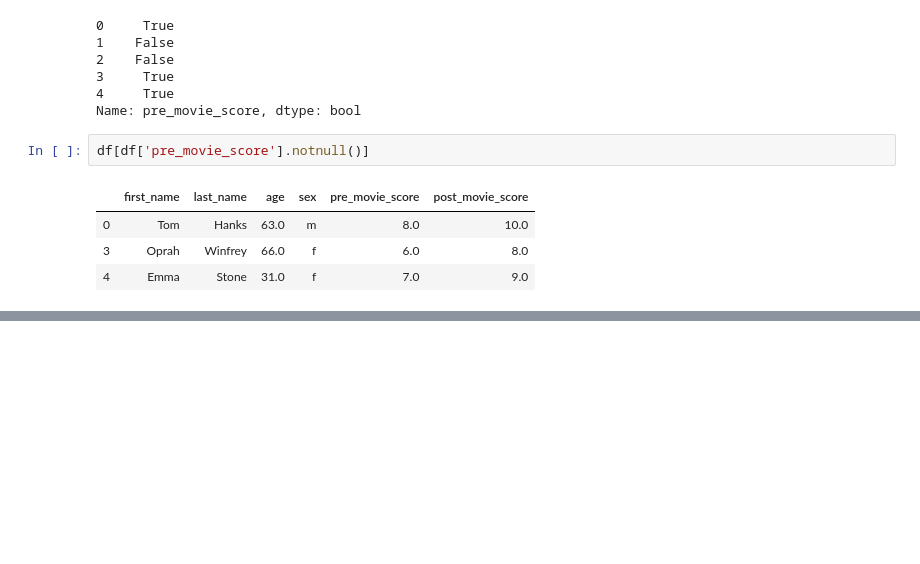
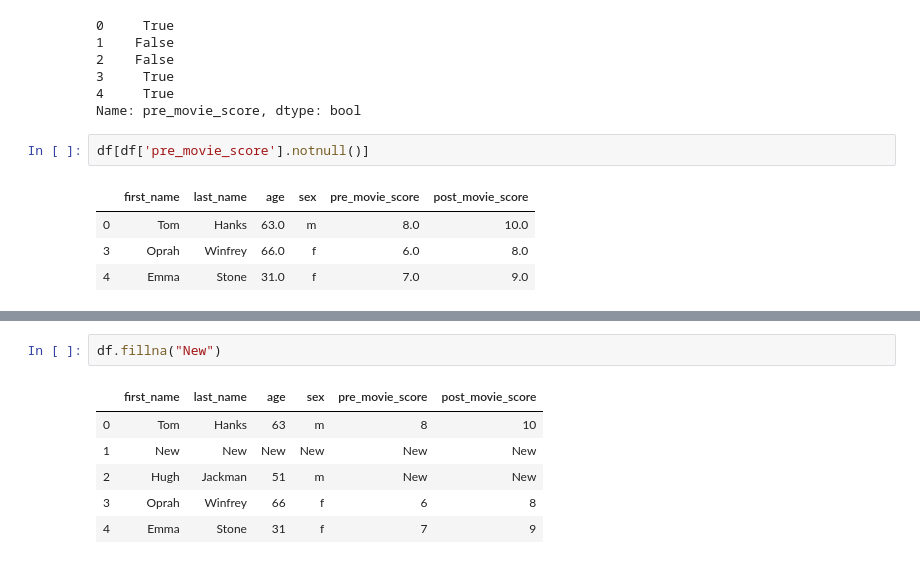
Before and after one commit to dishantr16/pandas, a Jupyter notebook: missingData.ipynb, the cells around one changed output, grey strips where cells are left out. Cells and saved outputs as stored; diff of their text form; blank space fills up the shorter version.

```diff
--- a/missingData.ipynb
+++ b/missingData.ipynb
@@ -79,0 +140,9 @@ df[df['pre_movie_score'].isnull()]
+# %%
+df.fillna("New")
+# %% [output]
+|  | first_name | last_name | age | sex | pre_movie_score | post_movie_score |
+| 0 | Tom | Hanks | 63 | m | 8 | 10 |
+| 1 | New | New | New | New | New | New |
+| 2 | Hugh | Jackman | 51 | m | New | New |
+| 3 | Oprah | Winfrey | 66 | f | 6 | 8 |
+| 4 | Emma | Stone | 31 | f | 7 | 9 |
```
Also changed, not shown: parts of 17 cells of this notebook.
